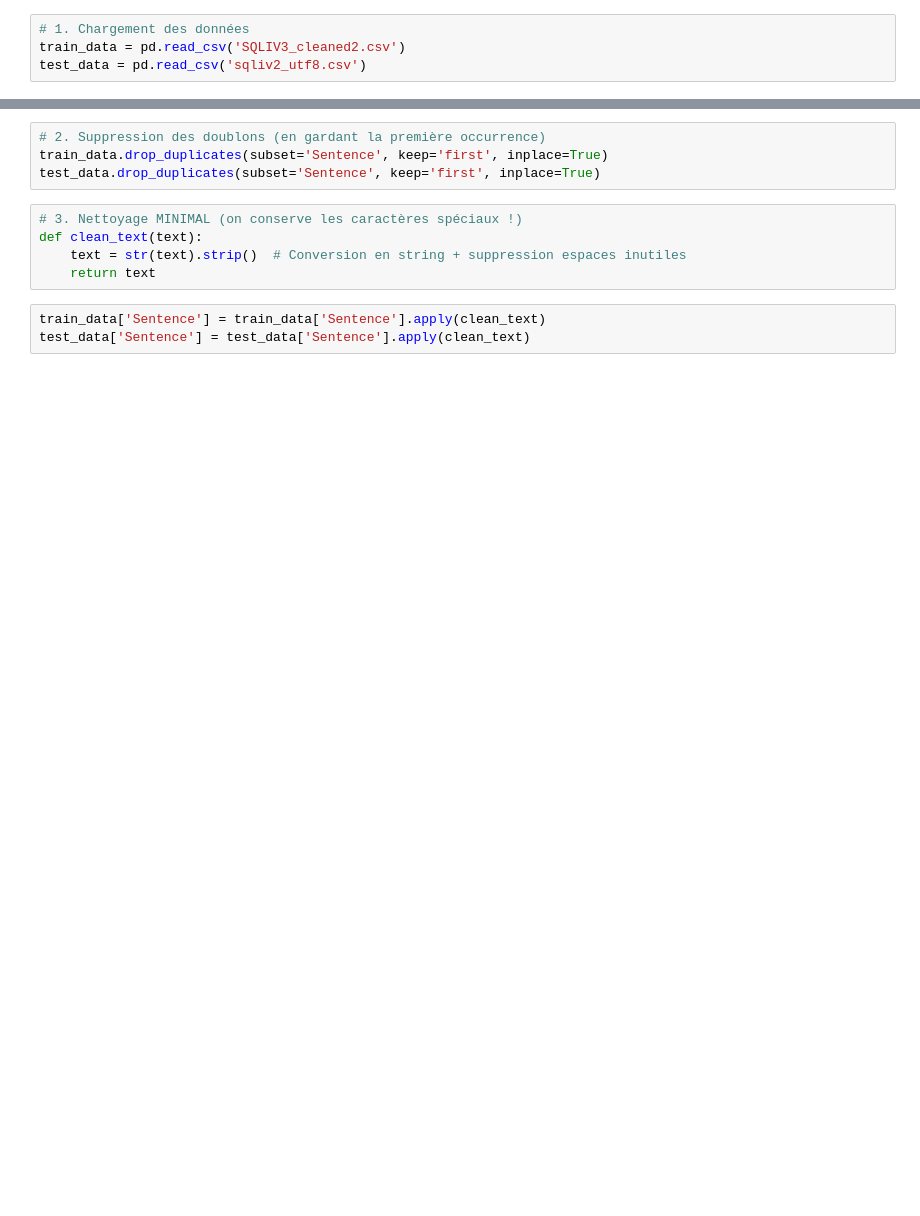
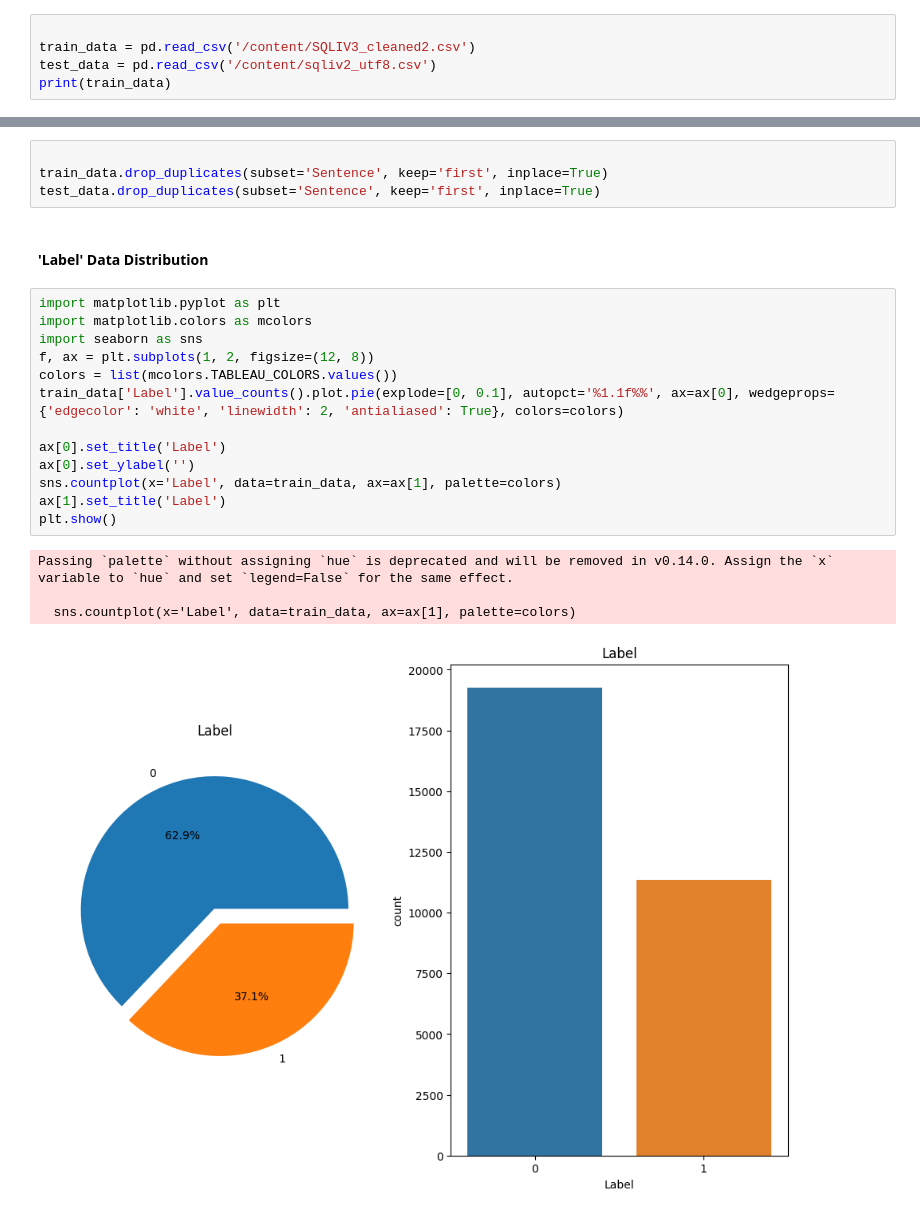
Before and after one commit to ZitouniAhmedFaouzi/PFE-sql-injection, a Jupyter notebook: md/RNN.ipynb, the cells around one changed output, grey strips where cells are left out. Saved outputs shown, nothing was run; the diff lists cells and outputs as text; blank space fills up the shorter version.

```diff
--- a/md/RNN.ipynb
+++ b/md/RNN.ipynb
@@ -12,4 +17,5 @@ from keras.callbacks import EarlyStopping, ReduceLROnPlateau
 # %%
-# 1. Chargement des données
-train_data = pd.read_csv('SQLIV3_cleaned2.csv')
-test_data = pd.read_csv('sqliv2_utf8.csv')
+
+train_data = pd.read_csv('/content/SQLIV3_cleaned2.csv')
+test_data = pd.read_csv('/content/sqliv2_utf8.csv')
+print(train_data)
@@ -16,12 +39,24 @@ test_data = pd.read_csv('sqliv2_utf8.csv')
 # %%
-# 2. Suppression des doublons (en gardant la première occurrence)
+
 train_data.drop_duplicates(subset='Sentence', keep='first', inplace=True)
 test_data.drop_duplicates(subset='Sentence', keep='first', inplace=True)
-# %%
-# 3. Nettoyage MINIMAL (on conserve les caractères spéciaux !)
-def clean_text(text):
-    text = str(text).strip()  # Conversion en string + suppression espaces inutiles
-    return text
-# %%
-train_data['Sentence'] = train_data['Sentence'].apply(clean_text)
-test_data['Sentence'] = test_data['Sentence'].apply(clean_text)
+# %% [markdown]
+#### 'Label' Data Distribution
+# %%
+import matplotlib.pyplot as plt
+import matplotlib.colors as mcolors
+import seaborn as sns
+f, ax = plt.subplots(1, 2, figsize=(12, 8))
+colors = list(mcolors.TABLEAU_COLORS.values())
+train_data['Label'].value_counts().plot.pie(explode=[0, 0.1], autopct='%1.1f%%', ax=ax[0], wedgeprops={'edgecolor': 'white', 'linewidth': 2, 'antialiased': True}, colors=colors)
+
+ax[0].set_title('Label')
+ax[0].set_ylabel('')
+sns.countplot(x='Label', data=train_data, ax=ax[1], palette=colors)
+ax[1].set_title('Label')
+plt.show()
+# %% [output]
+Passing `palette` without assigning `hue` is deprecated and will be removed in v0.14.0. Assign the `x` variable to `hue` and set `legend=False` for the same effect.
+
+  sns.countplot(x='Label', data=train_data, ax=ax[1], palette=colors)
+[figure, added]
```
Also changed, not shown: parts of 39 cells of this notebook, 34 other files.
